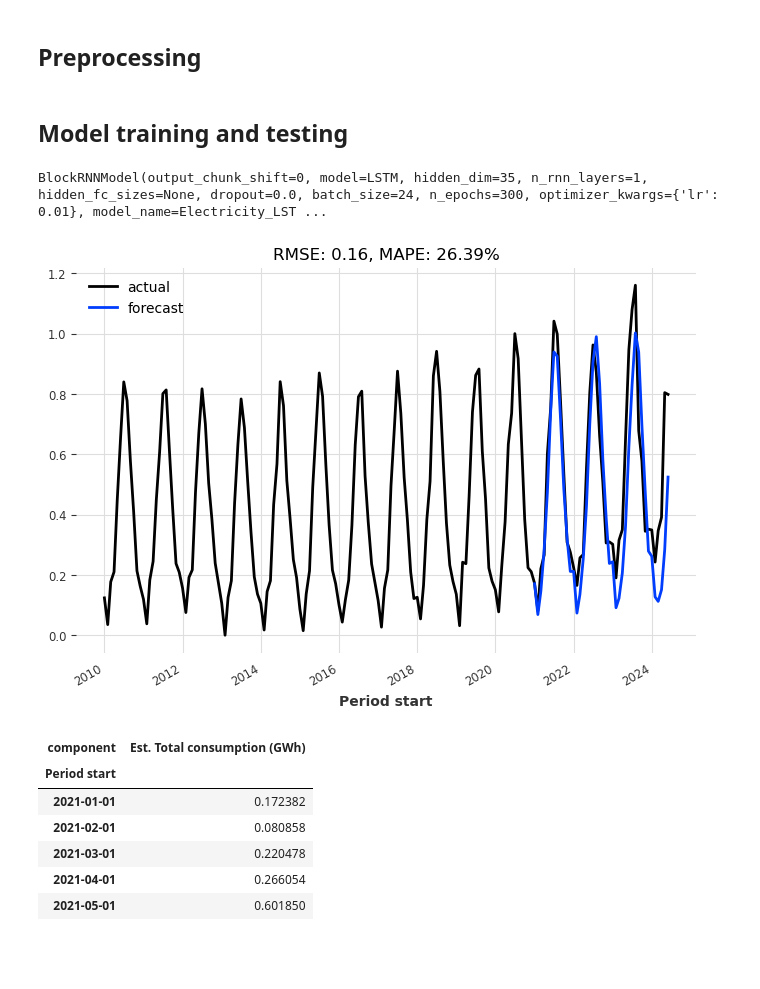
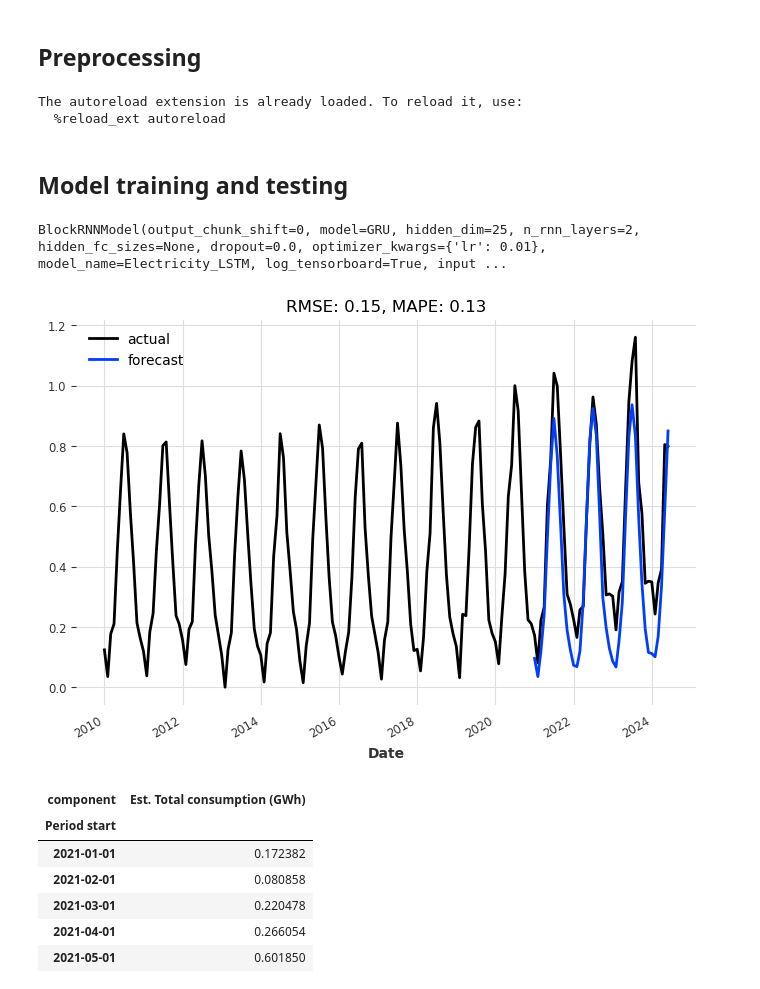
Before and after one commit to TheVeryCoolJackson/COMPSCI760-Electricity-Timeseries, a Jupyter notebook: RNN_test/RNN_test.ipynb, the cells around one changed output. Drawn from its saved outputs; the diff is of its cells as text; code cells hidden in the pictures; blank space fills up the shorter version.

```diff
--- a/RNN_test/RNN_test.ipynb
+++ b/RNN_test/RNN_test.ipynb
@@ -10,9 +10,5 @@ from darts import TimeSeries
 # %% [markdown]
 ## Read electricity data
 # %%
-electricity_consumption = pd.read_csv("../dataset/residential_all_zone.csv")
-electricity_consumption_upper_north = electricity_consumption.loc[electricity_consumption['Region ID']=="UNI"]
-df = electricity_consumption_upper_north.copy()
-# Convert 'Period start' to datetime, handling potential errors
-df['Period start'] = pd.to_datetime(df['Period start'], format='%d/%m/%Y', errors='coerce')
-ts = TimeSeries.from_dataframe(df, time_col="Period start" ,value_cols="Est. Total consumption (GWh)")
+electricity_consumption = pd.read_csv("../WeatherPreprocessing/WeatherBusinessResidential.csv")
+electricity_consumption
@@ -19,3 +29,6 @@ ts = TimeSeries.from_dataframe(df, time_col="Period start" ,value_cols="Est. Tot
+# %%
+# Convert dataframe to Timeseries
+ts = TimeSeries.from_dataframe(electricity_consumption, time_col="Date" )
 # %%
 ts.plot()
 # %% [output]
@@ -44,7 +57,7 @@ from sklearn.preprocessing import MinMaxScaler
 
 from darts.dataprocessing.transformers import Scaler
 from darts.models import RNNModel, ExponentialSmoothing, BlockRNNModel
-from darts.metrics import mape, mae
+from darts.metrics import mape, mae, rmse
 from darts.utils.statistics import check_seasonality, plot_acf
 from darts.datasets import AirPassengersDataset, SunspotsDataset
 from darts.utils.timeseries_generation import datetime_attribute_timeseries
@@ -55,18 +68,19 @@ train_transformed = transformer.fit_transform(train)
 val_transformed = transformer.transform(val)
 series_transformed = transformer.transform(ts)
 
-# # create month and year covariate series
-# year_series = datetime_attribute_timeseries(
-#     pd.date_range(start=ts.start_time(), freq=ts.freq_str, periods=1000),
-#     attribute="year",
-#     one_hot=False,
-# )
-# year_series = Scaler().fit_transform(year_series)
-# month_series = datetime_attribute_timeseries(
-#     year_series, attribute="month", one_hot=True
-# )
-# covariates = year_series.stack(month_series)
-# cov_train, cov_val = covariates.split_after(pd.Timestamp('2020-01-01'))
+#split Timeseries into target and past covariates
+train_target = train_transformed['Est. Total consumption (GWh)']
+val_target = val_transformed['Est. Total consumption (GWh)']
+train_past_cov = train_transformed[['Mean Air Temperature in Celsius', 'Mean Vapour Pressure Hpa']]
+val_past_cov = val_transformed[['Days Of Wind Gust >= 24 Knots in Day', 'Mean Air Temperature in Celsius', 'Mean Vapour Pressure Hpa']]
+
+# replace missing value with the mean of column
+train_past_cov = train_past_cov.pd_dataframe()
+train_past_cov = train_past_cov.apply(lambda col: col.fillna(col.mean()))
+train_past_cov = TimeSeries.from_dataframe(train_past_cov)
+# %% [output]
+The autoreload extension is already loaded. To reload it, use:
+  %reload_ext autoreload
 # %% [markdown]
 ## Model training and testing
 # %%
@@ -78,40 +92,38 @@ import logging
 logging.disable(logging.CRITICAL)
 # %%
 model_lstm = BlockRNNModel(
-    model="LSTM",
-    hidden_dim=35,
-    batch_size=24,
-    n_epochs=300,
+    model="GRU",
+
+    n_rnn_layers=2,
     optimizer_kwargs={"lr": 1e-2},
     model_name="Electricity_LSTM",
     log_tensorboard=True,
-    input_chunk_length=32,
+    input_chunk_length=36,
     save_checkpoints=True,
     force_reset = True,
-    output_chunk_length=6
+    output_chunk_length=42
 )
 
-model_lstm.fit( train_transformed,
-    val_series=val_transformed,
+model_lstm.fit( train_target,
+
     verbose=False)
 # %% [output]
-BlockRNNModel(output_chunk_shift=0, model=LSTM, hidden_dim=35, n_rnn_layers=1, hidden_fc_sizes=None, dropout=0.0, batch_size=24, n_epochs=300, optimizer_kwargs={'lr': 0.01}, model_name=Electricity_LST ...
+BlockRNNModel(output_chunk_shift=0, model=GRU, hidden_dim=25, n_rnn_layers=2, hidden_fc_sizes=None, dropout=0.0, optimizer_kwargs={'lr': 0.01}, model_name=Electricity_LSTM, log_tensorboard=True, input ...
 # %%
-from darts.metrics import rmse
 def eval_model(model):
     pred_series = model.predict(n=42)
     plt.figure(figsize=(8, 5))
-    series_transformed.plot(label="actual")
-    pred_series.plot(label="forecast")
-    plt.title("RMSE: {:.2f}, MAPE: {:.2f}%".format(rmse(val_transformed, pred_series), mape(val_transformed, pred_series)))
+    series_transformed['Est. Total consumption (GWh)'].plot(label="actual")
+    pred_series['Est. Total consumption (GWh)'].plot(label="forecast")
+    plt.title("RMSE: {:.2f}, MAPE: {:.2f}".format(rmse(val_target, pred_series), mae(val_target, pred_series)))
     plt.legend()
     return pred_series
 
 pred_series_transformed = eval_model(model_lstm)
 
 # Mean Absolute Percentage Error
 # %% [output]
-[figure, old version]
+[figure, new version]
 # %%
 val_transformed.pd_dataframe()
 # %% [output]
```
Also changed, not shown: parts of 3 cells of this notebook, 4 other files.
